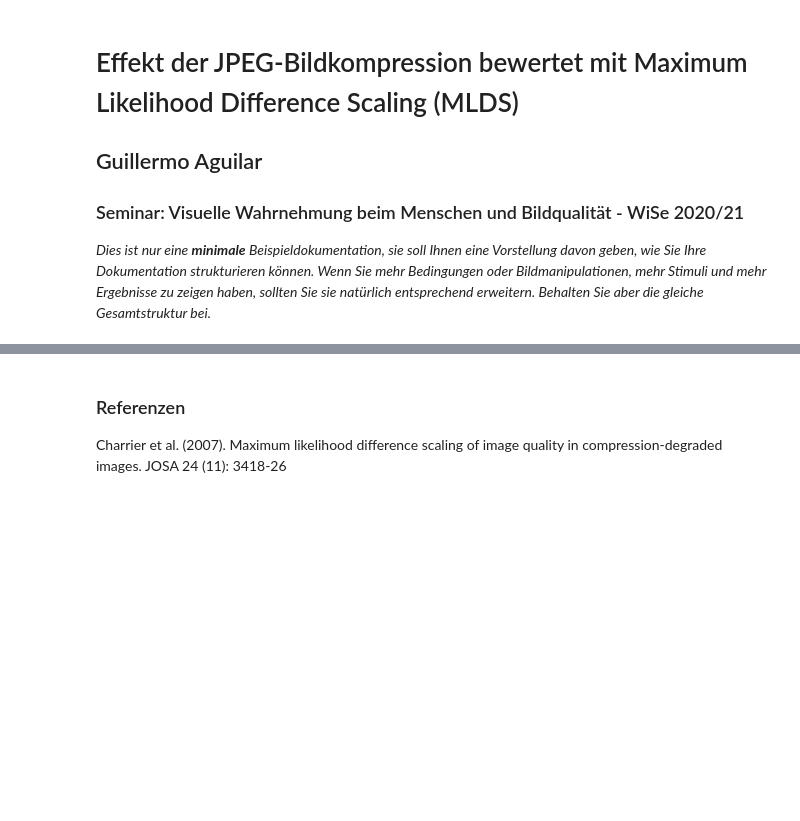
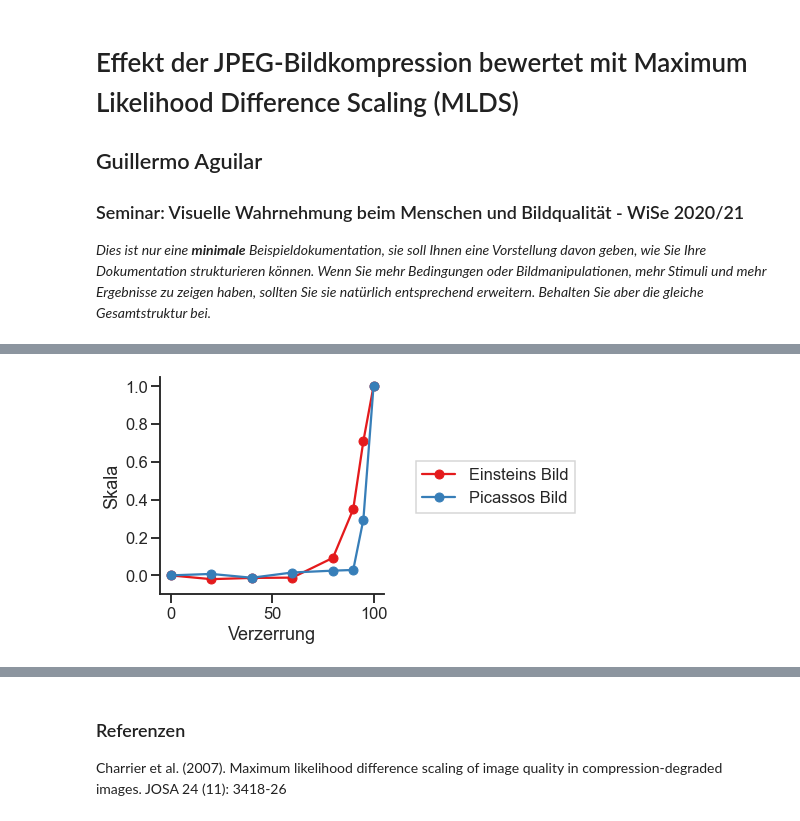
Before and after one commit to computational-psychology/example-seminar-repository, a Jupyter notebook: code/example_documentation.ipynb, the cells around one changed output, grey strips where cells are left out. Drawn from its saved outputs; the diff is of its cells as text; code cells hidden in the pictures; blank space fills up the shorter version.

```diff
--- a/code/example_documentation.ipynb
+++ b/code/example_documentation.ipynb
@@ -82,0 +105,17 @@ sns.despine()
+# %%
+# Berechnung von Durschnittskalen
+avg_einstein_scale = np.mean(np.vstack((scale_einstein_ga.values, scale_einstein_im.values)), axis=0)
+avg_picasso_scale = np.mean(np.vstack((scale_picasso_ga.values, scale_picasso_im.values)), axis=0)
+
+fig = plt.figure(figsize=(4, 4))
+ax = plt.subplot(1,1,1)
+plt.plot(degradation, avg_einstein_scale, 'o-', label='Einsteins Bild', c=palette['Einstein'])
+plt.plot(degradation, avg_picasso_scale, 'o-', label='Picassos Bild', c=palette['Picasso'])
+plt.xlabel('Verzerrung')
+plt.ylabel('Skala')
+plt.ylim(-0.1, 1.05)
+ax.legend(loc='upper center', bbox_to_anchor=(1.5, 0.65),
+          fancybox=False, shadow=False)
+sns.despine()
+# %% [output]
+[figure, added]
```
Also changed, not shown: parts of 9 cells of this notebook, 24 other files.
